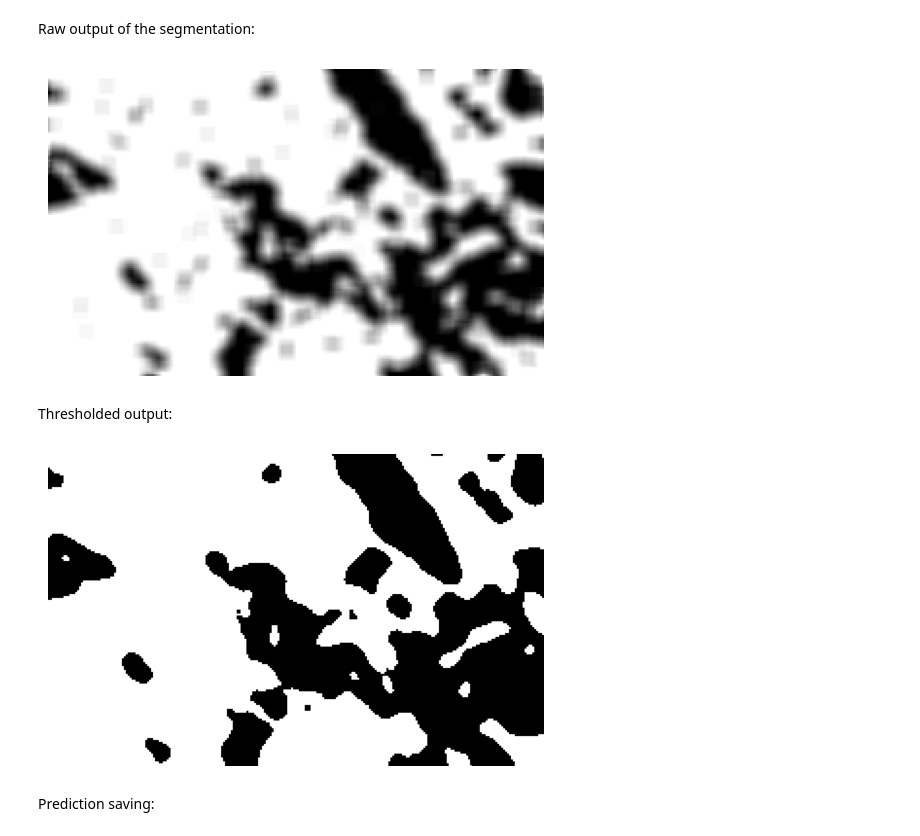
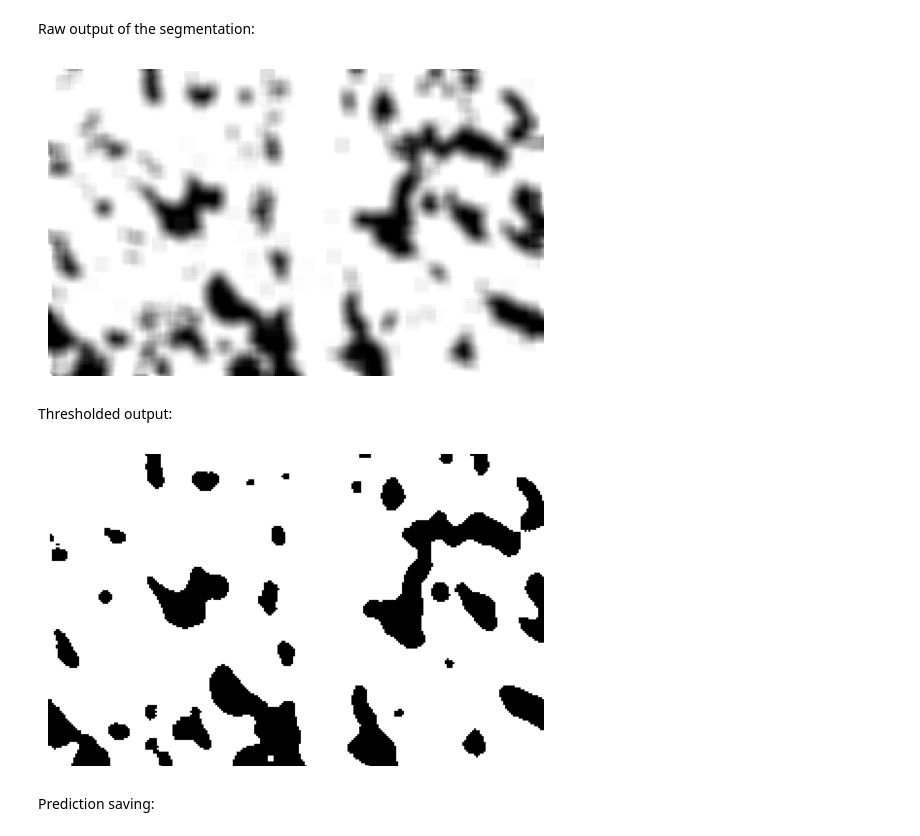
Before and after one commit to Luca-Olivieri/NAML_project, a Jupyter notebook: src/main.ipynb, the cells around one changed output. Cells and saved outputs as stored; diff of their text form; code cells hidden in the pictures.

```diff
--- a/src/main.ipynb
+++ b/src/main.ipynb
@@ -97,3 +97,16 @@ save = True # regardless of the actual training
 # %% [markdown]
 Dataset is very unbalanced, so I create a dataset containing 50% tumor and 50% non tumor subimages.
 I tried to trained on the original unbaiased dataset and the network pretty much always predicted tumor (because in training 90% of subimages are tumor)
+# %%
+undersampled_loader = None
+val_loader = None
+# %%
+if training == True:
+  batch_size = 200
+
+  del undersampled_loader, val_loader
+  torch.cuda.empty_cache()
+
+  undersampled_loader, val_loader = data_manager.create_dataloader(batch_size, n=100_000, p=0.5)
+	# n denotes the number of 64x64 images,
+	# p denote the percentage of non-tumor images
@@ -100,19 +120,13 @@ I tried to trained on the original unbaiased dataset and the network pretty much
 # %%
 if training == True:
+	# optimizer = optim.SGD(inceptionv3.parameters(), lr=0.001, momentum=0.9)
+	optimizer = optim.AdamW(model.parameters(), lr=0.00075)
 
-	batch_size = 100
-	undersampled_loader, val_loader = data_manager.create_dataloader(batch_size, n=70000, p=0.575)
-	# n denotes the number of 64x64 images,
-	# p denote the percentage of non-tumor images
-
-	# optimizer = optim.SGD(inceptionv3.parameters(), lr=0.001, momentum=0.9)
-	optimizer = optim.Adam(model.parameters(), lr=0.00075)
-
-	class_weights = [2.66, 1]
+	class_weights = [1, 1]
 
 	# Proceed with the training loop
 	models_manager.train(model, optimizer, undersampled_loader, val_loader, class_weights, device,
-	                     num_epochs=1, max_train=700, print_every=10)
+	                     num_epochs=1, max_train=2000, print_every=10)
 
 else:
 
@@ -230,16 +244,16 @@ Raw output of the segmentation:
 raw_output = models_manager.beautify_output(avg)
 models_manager.visualise_output(raw_output)
 # %% [output]
-[figure, old version]
+[figure, new version]
 # %% [markdown]
 Thresholded output:
 # %%
-thr = 0.5 # threshold
+thr = 0.55 # threshold
 
 thr_output = models_manager.threshold_output(avg, thr)
 models_manager.visualise_output(thr_output)
 # %% [output]
-[figure, old version]
+[figure, new version]
 # %% [markdown]
 Prediction saving:
 # %%
```
Also changed, not shown: parts of 7 cells of this notebook, 1 other file.
